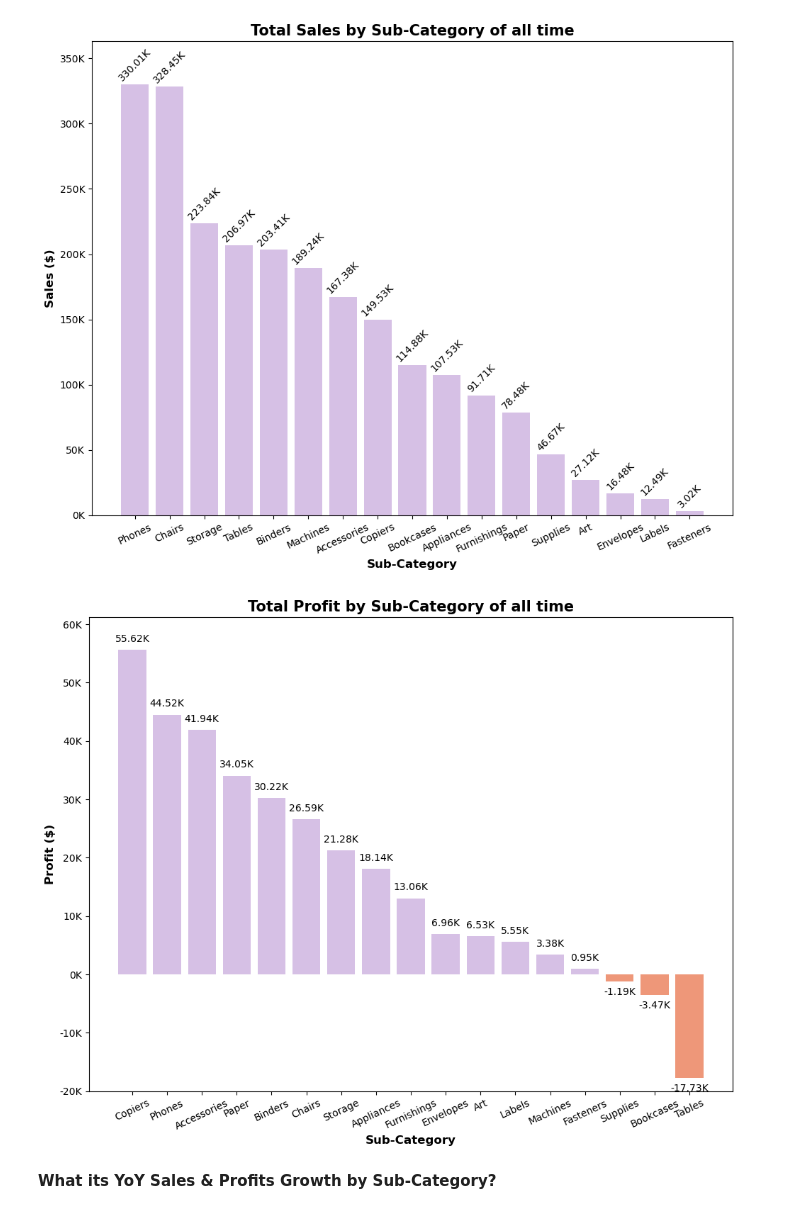
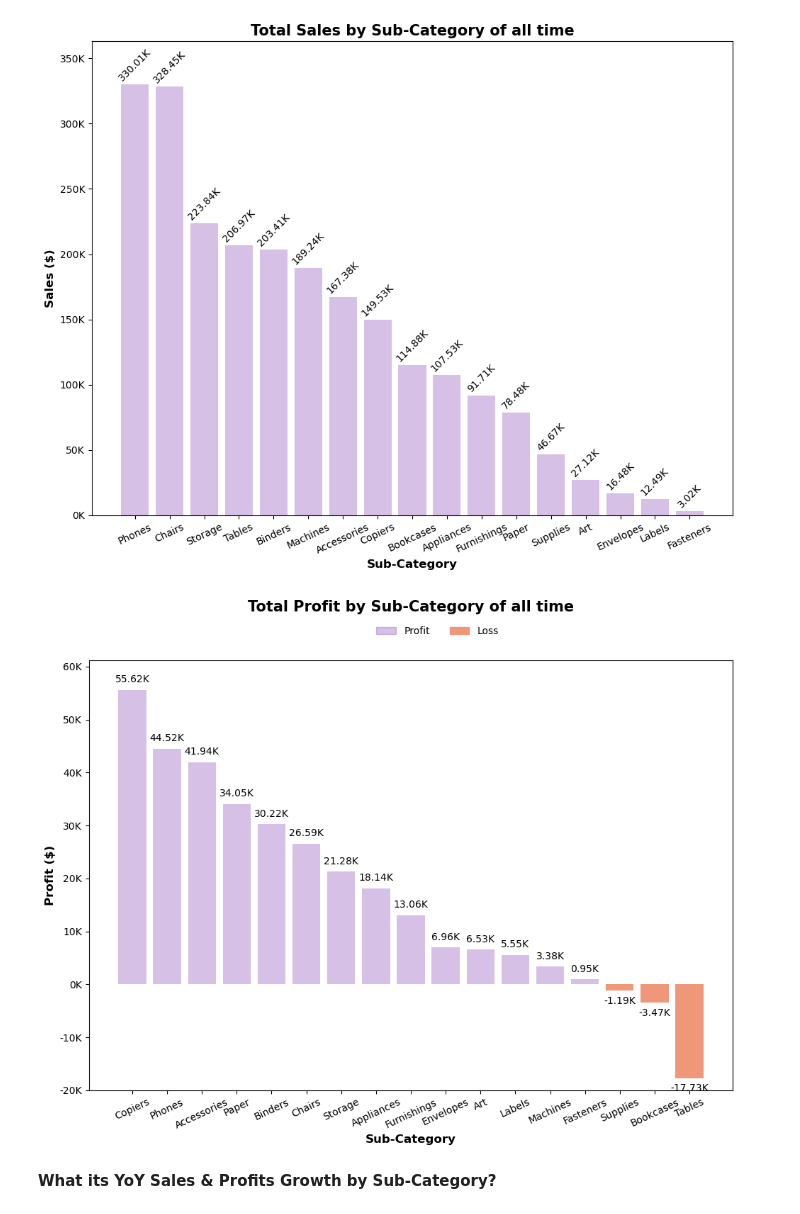
Before and after one commit to annugit1655/Global-Superstore-Project, a Jupyter notebook: notebooks/order-return-US-sales-analysis.ipynb, the cells around one changed output. Drawn from its saved outputs; the diff is of its cells as text; code cells hidden in the pictures.

```diff
--- a/notebooks/order-return-US-sales-analysis.ipynb
+++ b/notebooks/order-return-US-sales-analysis.ipynb
@@ -2327,6 +2327,9 @@ plt.show()
 [figure]
 # %%
 # Visualization of sub-category and its profit
+from matplotlib.transforms import Bbox
+import matplotlib.patches as mpatches
+
 sub_profit_df = sub_category_df.copy()
 sub_profit_df = sub_profit_df.sort_values('profit', ascending=False)
 scale = sub_profit_df['profit'].max()
@@ -2340,38 +2343,43 @@ sub_profit_df['profit_category'] = sub_profit_df['profit'].apply(
 fig, ax = plt.subplots(figsize=(10,8))
 ax.bar(
     sub_profit_df['sub-category'], sub_profit_df['profit'],
-    color = sub_profit_df['profit_category'].map({"Profit":"#813daf52", "Loss":"#ee9779"})
+    color = sub_profit_df['profit_category'].map({"Profit":"#813daf52", "Loss":"#ee9779"}),
 )
 # Add text label above bar
 for i, row in sub_profit_df.iterrows():
     if row['profit'] >= 0:
         ypos = row['profit'] + 1000
         va = 'bottom'
     else:
         ypos = row['profit'] - 1000
         va = 'top'
     ax.text(
         row['sub-category'], ypos,
         f"{row['profit']/1000:.2f}K", ha='center', va=va,
         fontsize=10, color='k'
     )
 
 # Format y-axis and rotate x-axis
 ax.set_ylim(-20000, scale * 1.1)
 ax.set_yticks(np.arange(-20000, scale * 1.1, 10000))
 ax.set_yticklabels([f"{val/1000:.0f}K" for val in ax.get_yticks()])
 ax.tick_params(axis='x', rotation=25)
 
 # Add label and title
 ax.set_ylabel("Profit ($)", fontsize=12, fontweight='bold')
 ax.set_xlabel("Sub-Category", fontsize=12, fontweight='bold')
-ax.set_title("Total Profit by Sub-Category of all time", fontsize=15, fontweight='bold')
+ax.set_title("Total Profit by Sub-Category of all time", fontsize=15, fontweight='bold', y=1.10)
+
+# Define customizd legend
+profit_patch = mpatches.Patch(color = '#813daf52', label='Profit')
+loss_patch = mpatches.Patch(color = '#ee9779', label='Loss')
+ax.legend(handles = [profit_patch, loss_patch], bbox_to_anchor = (0.65, 1.1), ncols=2, frameon=False)
 
 # Add layout
 plt.tight_layout()
 plt.show()
 # %% [output]
-[figure, old version]
+[figure, new version]
 # %% [markdown]
 **What its YoY Sales & Profits Growth by Sub-Category?**
 # %%
```
Also changed, not shown: parts of 4 cells of this notebook.
